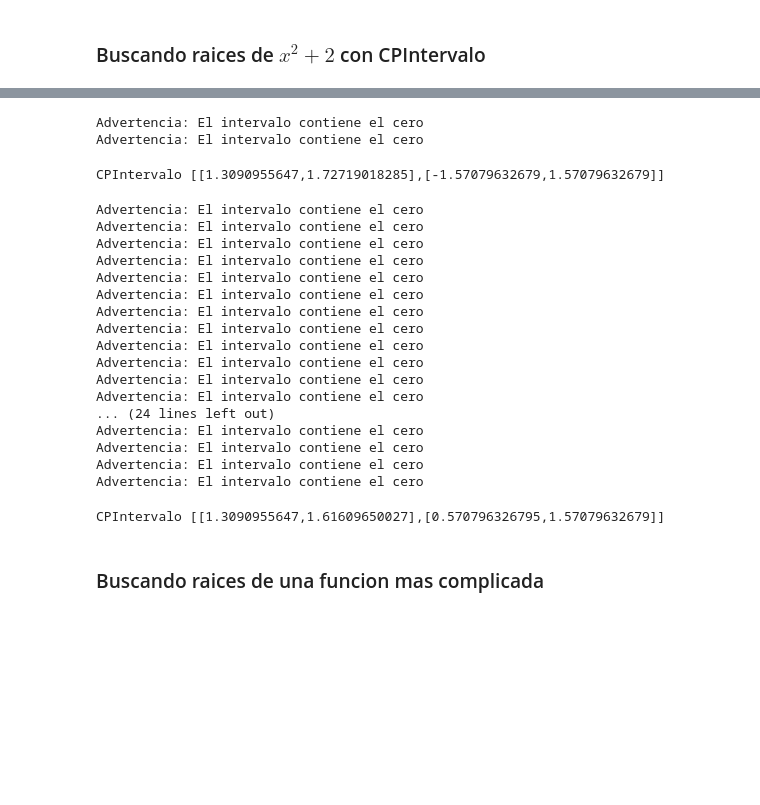
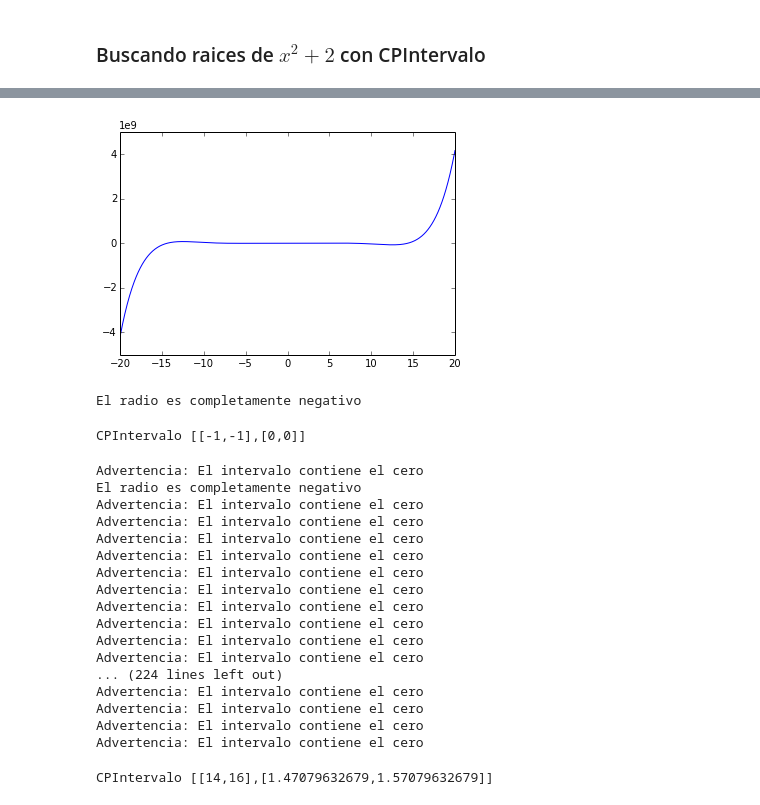
Before and after one commit to davidphysdavalos/ClasePython, a Jupyter notebook: ProyectoFinal/ZetaZeros.ipynb, the cells around one changed output, grey strips where cells are left out. Cells and saved outputs as stored; diff of their text form; code cells hidden in the pictures; blank space fills up the shorter version.

```diff
--- a/ProyectoFinal/ZetaZeros.ipynb
+++ b/ProyectoFinal/ZetaZeros.ipynb
@@ -343,9 +363,5 @@ a=CPIntervalo(Intervalo(0.5,2.0),Intervalo(np.pi/2-1, np.pi/2+1))
-# %%
-a=NewtonOperator(f, fp, a,1)
-a
-# %% [output]
-Advertencia: El intervalo contiene el cero
-Advertencia: El intervalo contiene el cero
-CPIntervalo [[1.3090955647,1.72719018285],[-1.57079632679,1.57079632679]]
 # %%
 a=CPIntervalo(Intervalo(0.5,2.0),Intervalo(3*np.pi/2-0.001, 3*np.pi/2+0.001))
+# %%
+x=np.linspace(-20,20,1000)
+y=feff(x*1j).imag
@@ -352,6 +376,19 @@ a=CPIntervalo(Intervalo(0.5,2.0),Intervalo(3*np.pi/2-0.001, 3*np.pi/2+0.001))
+# %%
+plt.figure()
+plt.plot(x,y)
+plt.show()
+# %% [output]
+[figure, added]
+# %%
+CPIntervalo(-1)
+# %% [output]
+El radio es completamente negativo
+CPIntervalo [[-1,-1],[0,0]]
 # %%
-iterator(f, fp, a ,20, -1)
+iterator(feff, fpeff, a ,10, 1)
 # %% [output]
+Advertencia: El intervalo contiene el cero
+El radio es completamente negativo
 Advertencia: El intervalo contiene el cero
 Advertencia: El intervalo contiene el cero
 Advertencia: El intervalo contiene el cero
@@ -362,16 +399,12 @@ Advertencia: El intervalo contiene el cero
 Advertencia: El intervalo contiene el cero
 Advertencia: El intervalo contiene el cero
 Advertencia: El intervalo contiene el cero
-Advertencia: El intervalo contiene el cero
-Advertencia: El intervalo contiene el cero
-... (24 lines left out)
+... (224 lines left out)
 Advertencia: El intervalo contiene el cero
 Advertencia: El intervalo contiene el cero
 Advertencia: El intervalo contiene el cero
 Advertencia: El intervalo contiene el cero
-CPIntervalo [[1.3090955647,1.61609650027],[0.570796326795,1.57079632679]]
+CPIntervalo [[14,16],[1.47079632679,1.57079632679]]
-# %% [markdown]
-### Buscando raices de una funcion mas complicada
 # %%
 a=CPIntervalo(Intervalo(100.0,102.0),Intervalo(np.pi/2-3, np.pi/2+3))
 # %%
```
Also changed, not shown: parts of 22 cells of this notebook, 4 other files.
